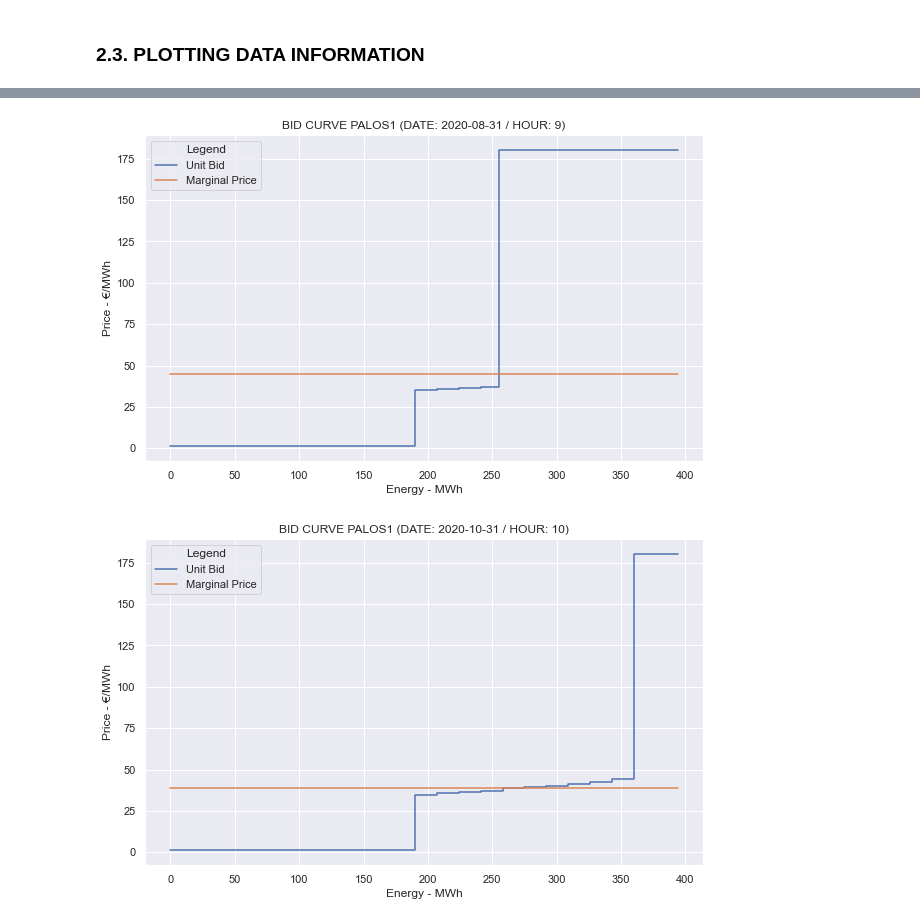
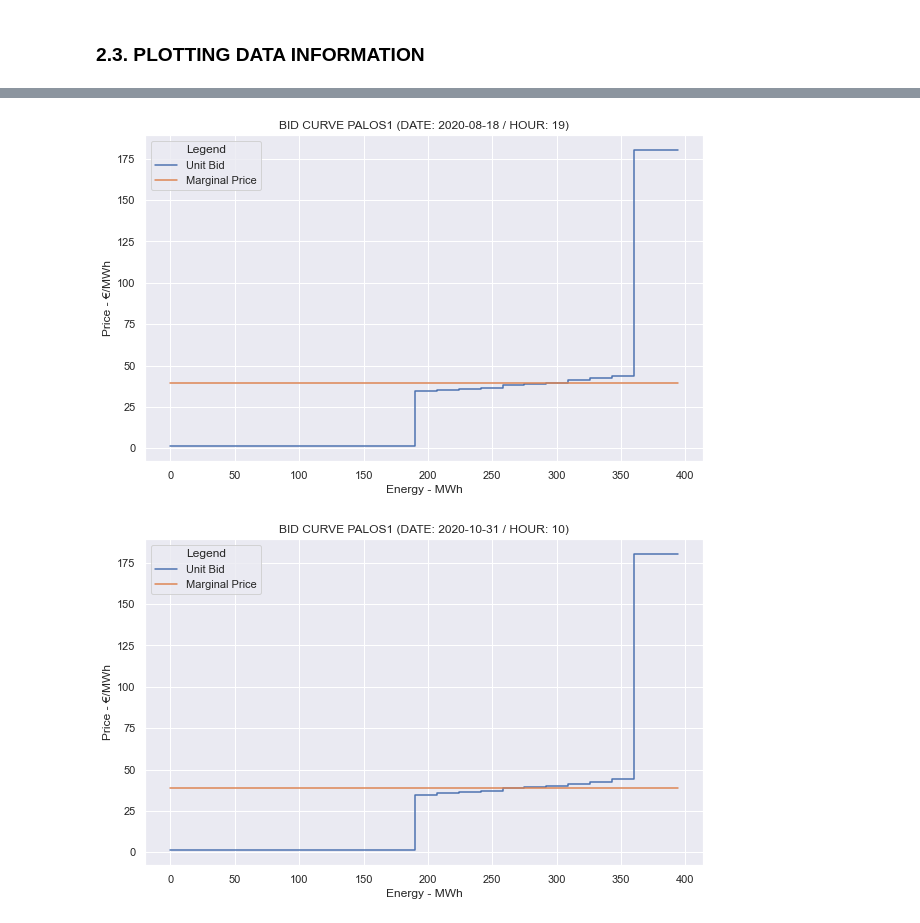
Before and after one commit to luisdelpozo/TFM, a Jupyter notebook: TFM_PALOS1_PredCurve_24hdays_dE_v2_MargPrice_v2.ipynb, the cells around one changed output, grey strips where cells are left out. Cells and saved outputs as stored; diff of their text form; code cells hidden in the pictures.

```diff
--- a/TFM_PALOS1_PredCurve_24hdays_dE_v2_MargPrice_v2.ipynb
+++ b/TFM_PALOS1_PredCurve_24hdays_dE_v2_MargPrice_v2.ipynb
@@ -53,9 +55,14 @@ pd.options.display.max_columns = None
 # %%
 unit = 'PALOS1'
-unit_path = '/home/dsc/Documents/TFM/Data/OMIE/'
+
+### '/home/dsc/Documents/TFM/Data/OMIE/'
+
+unit_path = './Data_Input/'
+
+### '/home/dsc/Documents/TFM/Data/TFM_Pickle/'
 
 unit_pkl = unit + '_MargP'
-path_pkl = '/home/dsc/Documents/TFM/Data/TFM_Pickle/'
+path_pkl = './Pickle_Models/'
 # %% [markdown]
 ## 2. RETRIEVING, EXPLORING AND PLOTTING OMIE DATA INFORMATION
 
@@ -204,5 +212,5 @@ df_curve[df_curve['Price']!=df_curve['Price'].min()]['Price'].min()
 # %%
-df_marg_price = pd.read_csv('/home/dsc/Documents/TFM/Data/OMIE/MARGINAL_PRICES_SPAIN.csv',index_col=0)
+df_marg_price = pd.read_csv(unit_path + 'MARGINAL_PRICES_SPAIN.csv',index_col=0)
 # %%
 df_marg_price.head()
 # %% [output]
@@ -437,7 +461,7 @@ sns.set_theme(style='darkgrid')
 # %%
-plot_bid_margprice(df_curve, '2020-08-31', 9, unit);
+plot_bid_margprice(df_curve, '2020-08-18', 19, unit);
 # %% [output]
-[figure, old version]
+[figure, new version]
 # %%
 plot_bid_margprice(df_curve, '2020-10-31', 10, unit);
 # %% [output]
```
Also changed, not shown: parts of 8 cells of this notebook.
